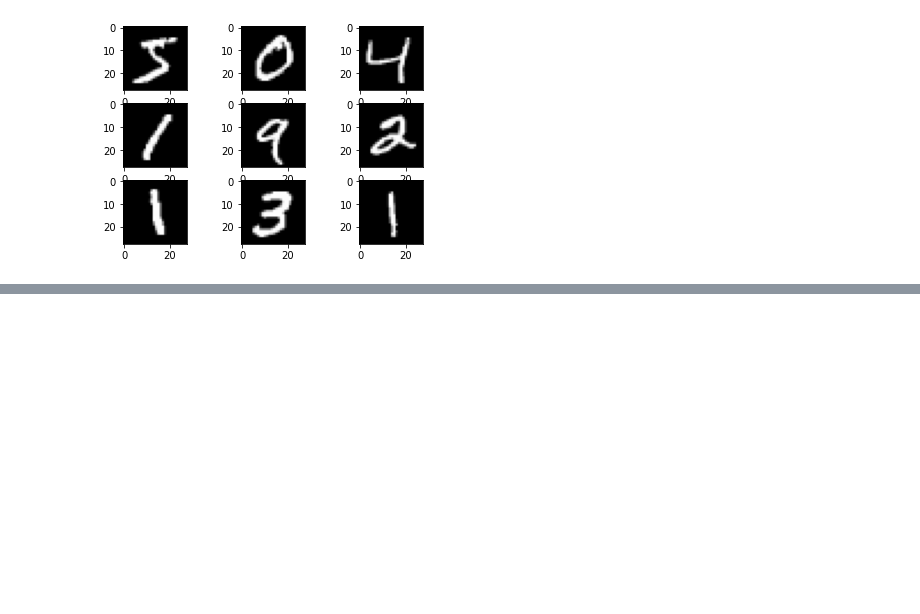
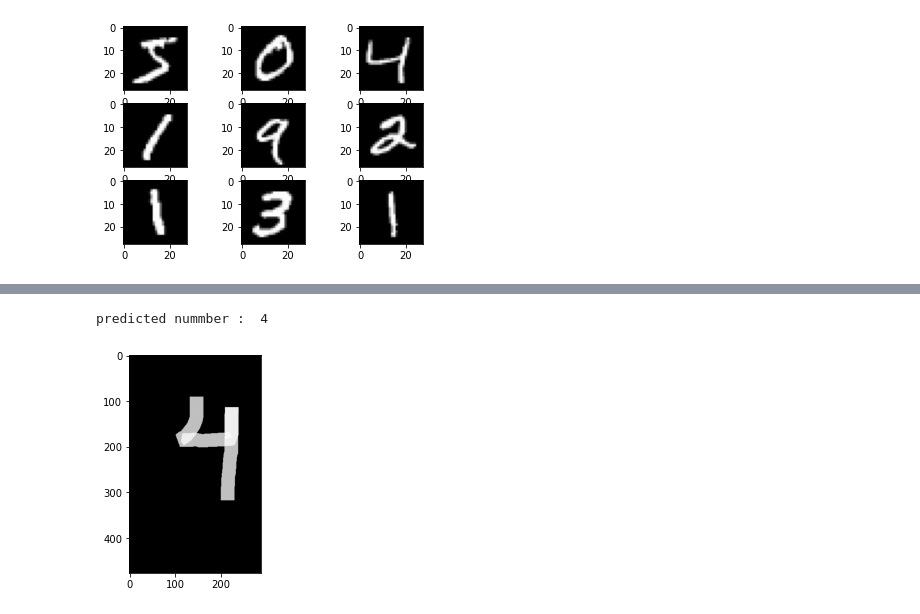
Before and after one commit to nadahkhaledd/Handwritten_digit_classification_CNN, a Jupyter notebook: handwritten-digits-classification.ipynb, the cells around one changed output, grey strips where cells are left out. Cells and saved outputs as stored; diff of their text form; code cells hidden in the pictures; blank space fills up the shorter version.

```diff
--- a/handwritten-digits-classification(3).ipynb
+++ b/handwritten-digits-classification.ipynb
@@ -149,4 +118,0 @@ plt.show()
-# %%
-#add image and predict
-img=plt.imread(r'C:\Users\dell\Desktop\9.png')
-plt.imshow(img)
@@ -169,3 +118,0 @@ newIMG= np.array(newIMG).reshape(-1, 28, 28, 1)
-# %%
-prediction = model_3.predict(newIMG)
-print(np.argmax(prediction))
@@ -173,0 +119,17 @@ print(np.argmax(prediction))
+# %%
+def predict_image(m, image):
+    #add image and predict
+    img=plt.imread(image)
+    plt.imshow(img)
+
+    gray=cv2.cvtColor(img,cv2.COLOR_RGB2GRAY)
+    resized= cv2.resize(gray,(28,28),interpolation= cv2.INTER_AREA)
+    #print(gray.shape)
+
+    newIMG=keras.utils.normalize(resized, axis=1)
+    newIMG= np.array(newIMG).reshape(-1, 28, 28, 1)
+
+    prediction = m.predict(newIMG)
+    print("\npredicted nummber : ", np.argmax(prediction))
+# %%
+run(model_3,10)
@@ -173,0 +155,5 @@ print(np.argmax(prediction))
+# %%
+predict_image(model_3, r'C:\Users\nada\OneDrive\Desktop\4r.png')
+# %% [output]
+predicted nummber :  4
+[figure, added]
```
Also changed, not shown: parts of 12 cells of this notebook, 16 other files.
